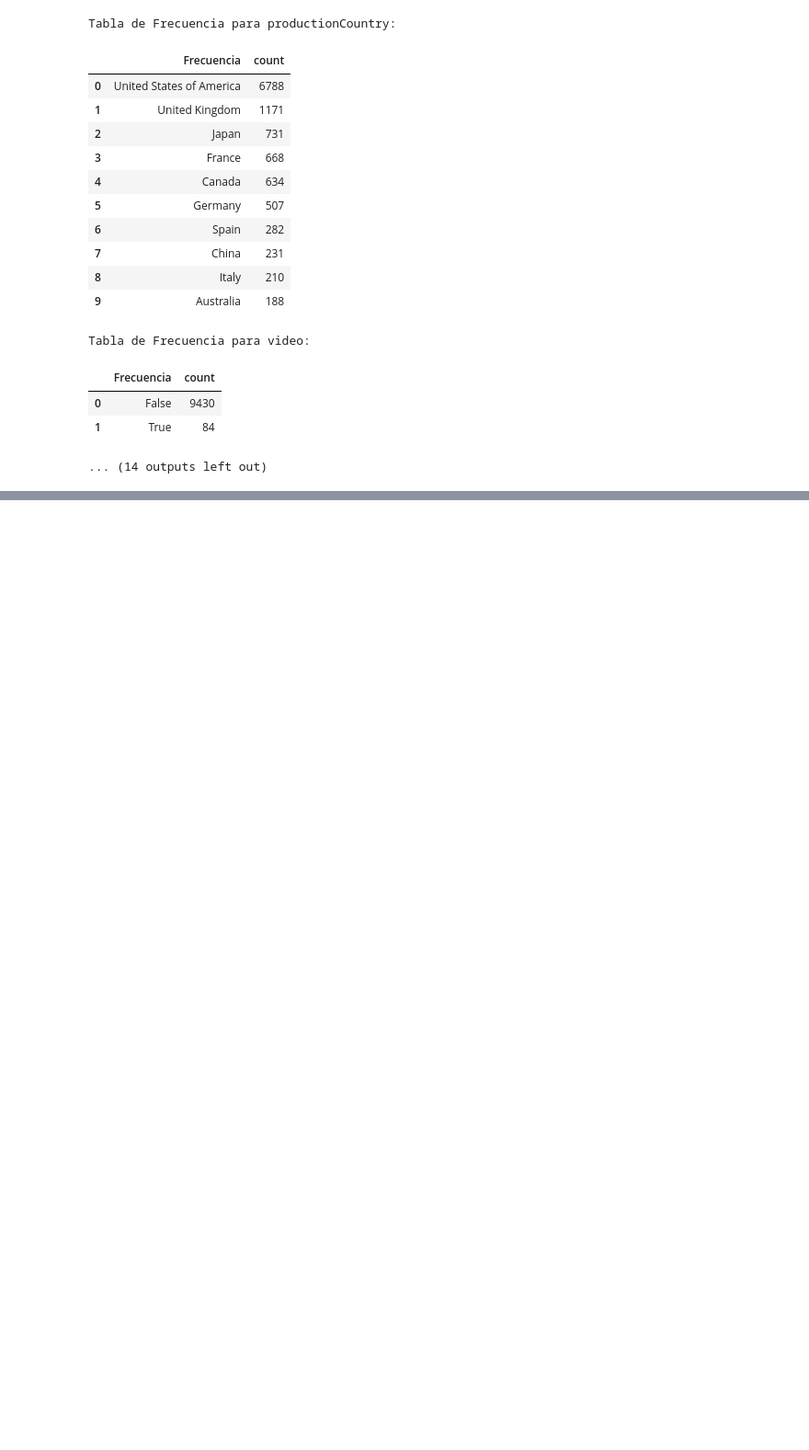
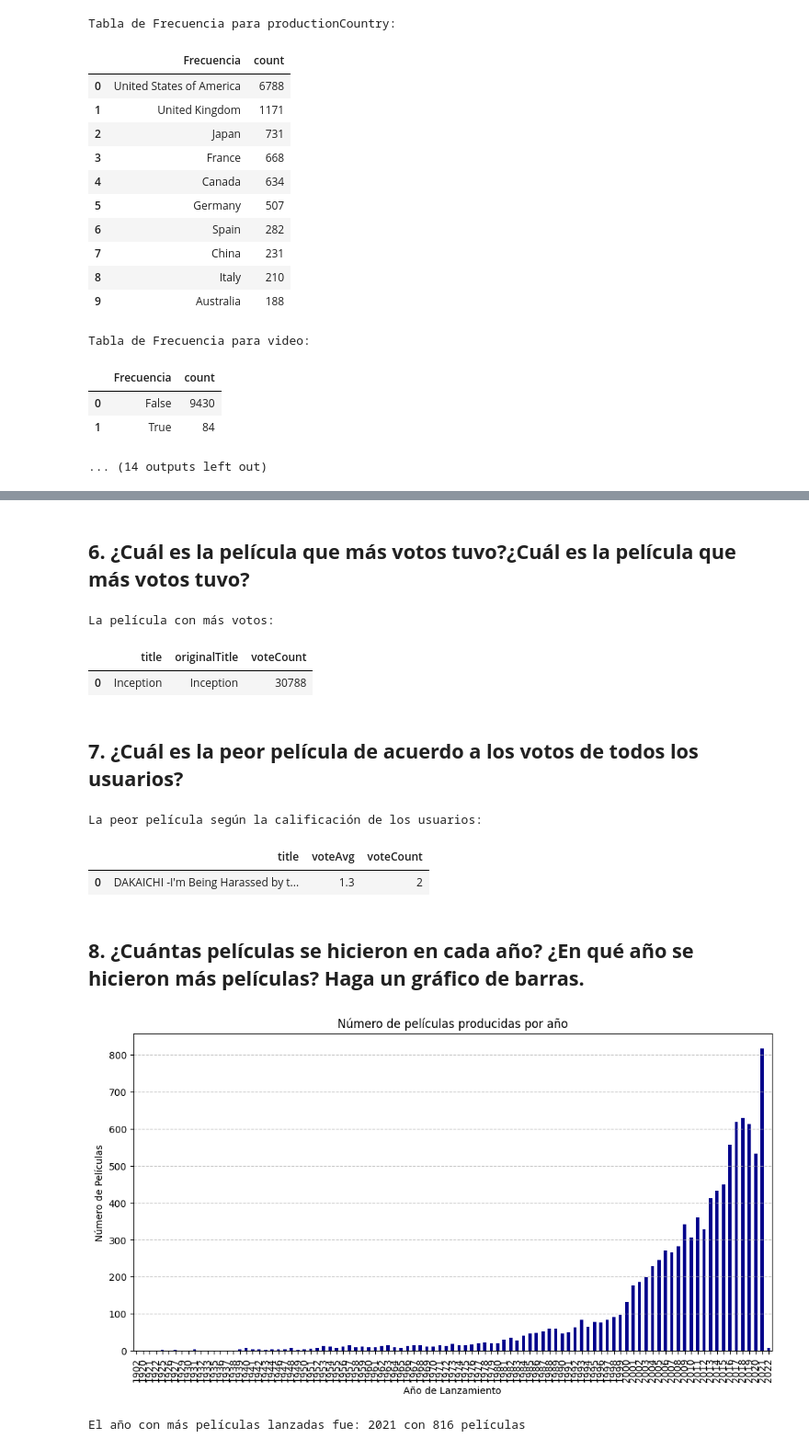
Before and after one commit to sofigo1010/mineria-de-datos, a Jupyter notebook: movies/proyecto1.ipynb, the cells around one changed output, grey strips where cells are left out. Shown at 92% size. Saved outputs shown, nothing was run; the diff lists cells and outputs as text; code cells hidden in the pictures; blank space fills up the shorter version.

```diff
--- a/movies/proyecto1.ipynb
+++ b/movies/proyecto1.ipynb
@@ -310,0 +398,7 @@ Tabla de Frecuencia para video:
+# %%
+df['revenue'] = pd.to_numeric(df['revenue'], errors='coerce')
+
+top_revenue_movies = df[['title', 'originalTitle', 'revenue']].sort_values(by='revenue', ascending=False).head(10).reset_index(drop=True)
+
+print("Las 10 películas con mayores ingresos:")
+display(top_revenue_movies)
@@ -310,0 +418,47 @@ Tabla de Frecuencia para video:
+# %% [markdown]
+## **6. ¿Cuál es la película que más votos tuvo?¿Cuál es la película que más votos tuvo?**
+# %%
+df['voteCount'] = pd.to_numeric(df['voteCount'], errors='coerce')
+
+top_voted_movie = df[['title', 'originalTitle', 'voteCount']].sort_values(by='voteCount', ascending=False).head(1).reset_index(drop=True)
+
+print("La película con más votos:")
+display(top_voted_movie)
+# %% [output]
+La película con más votos:
+|  | title | originalTitle | voteCount |
+| 0 | Inception | Inception | 30788 |
+# %% [markdown]
+## **7. ¿Cuál es la peor película de acuerdo a los votos de todos los usuarios?**
+# %%
+df['voteAvg'] = pd.to_numeric(df['voteAvg'], errors='coerce')
+
+worst_movie = df[['title', 'voteAvg', 'voteCount']].sort_values(by='voteAvg', ascending=True).head(1).reset_index(drop=True)
+
+print("La peor película según la calificación de los usuarios:")
+display(worst_movie)
+# %% [output]
+La peor película según la calificación de los usuarios:
+|  | title | voteAvg | voteCount |
+| 0 | DAKAICHI -I'm Being Harassed by t... | 1.3 | 2 |
+# %% [markdown]
+## **8. ¿Cuántas películas se hicieron en cada año? ¿En qué año se hicieron más películas? Haga un gráfico de barras.**
+# %%
+df['releaseDate'] = pd.to_datetime(df['releaseDate'], errors='coerce')
+df['releaseYear'] = df['releaseDate'].dt.year
+
+movies_per_year = df['releaseYear'].value_counts().sort_index()
+
+plt.figure(figsize=(12, 6))
+movies_per_year.plot(kind='bar', color='darkblue')
+plt.xlabel("Año de Lanzamiento")
+plt.ylabel("Número de Películas")
+plt.title("Número de películas producidas por año")
+plt.grid(axis='y', linestyle='--', alpha=0.7)
+plt.show()
+
+most_movies_year = movies_per_year.idxmax()
+print(f"El año con más películas lanzadas fue: {most_movies_year} con {movies_per_year.max()} películas")
+# %% [output]
+[figure, added]
+El año con más películas lanzadas fue: 2021 con 816 películas
```
Also changed, not shown: parts of 36 cells of this notebook.
